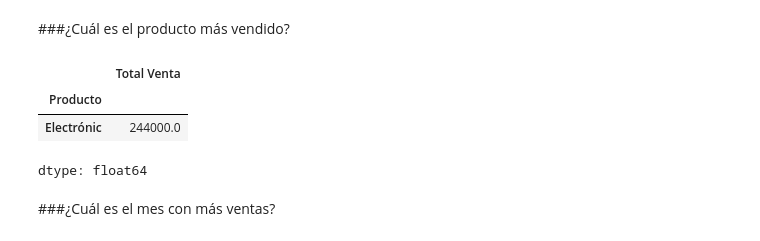
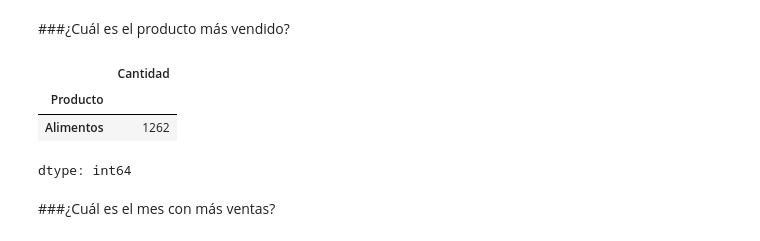
Before and after one commit to MyAppsTest/ciencia_datos_udemy_fg, a Jupyter notebook: Proyecto del Día 7.ipynb, the cells around one changed output. Saved outputs shown, nothing was run; the diff lists cells and outputs as text; code cells hidden in the pictures.

```diff
--- a/Proyecto del Día 7.ipynb
+++ b/Proyecto del Día 7.ipynb
@@ -155,12 +157,12 @@ Realiza análisis para responder preguntas como:
 # %% [markdown]
 ###¿Cuál es el producto más vendido?
 # %%
-df_contatenado.groupby('Producto')['Total Venta'].sum().sort_values(ascending=False).head(1)
+df_contatenado.groupby('Producto')['Cantidad'].sum().sort_values(ascending=False).head(1)
 # %% [output]
-|  | Total Venta |
+|  | Cantidad |
 | Producto |  |
-| Electrónic | 244000.0 |
+| Alimentos | 1262 |
-dtype: float64
+dtype: int64
 # %% [markdown]
 ###¿Cuál es el mes con más ventas?
 # %%
```
Also changed, not shown: parts of 8 cells of this notebook.
